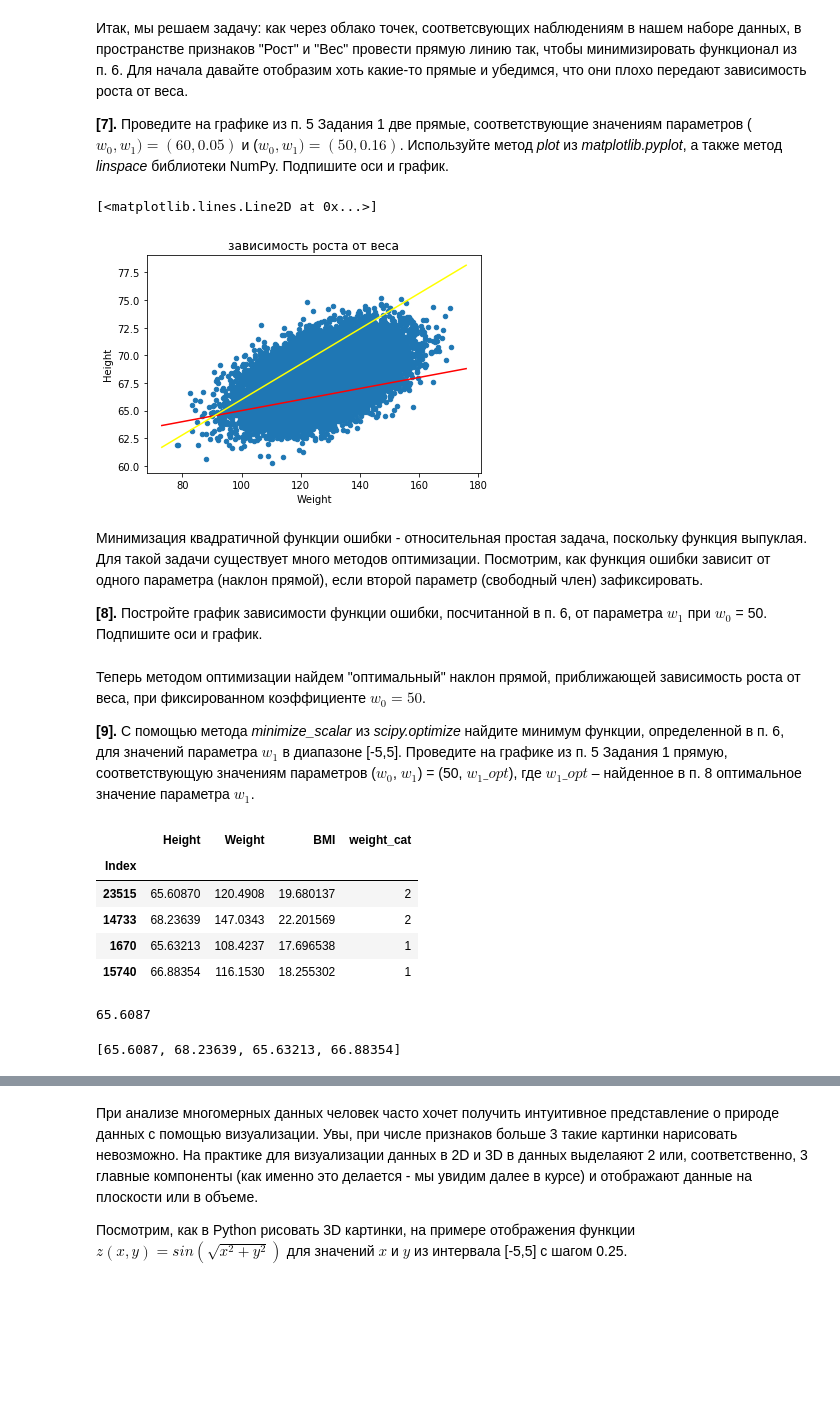
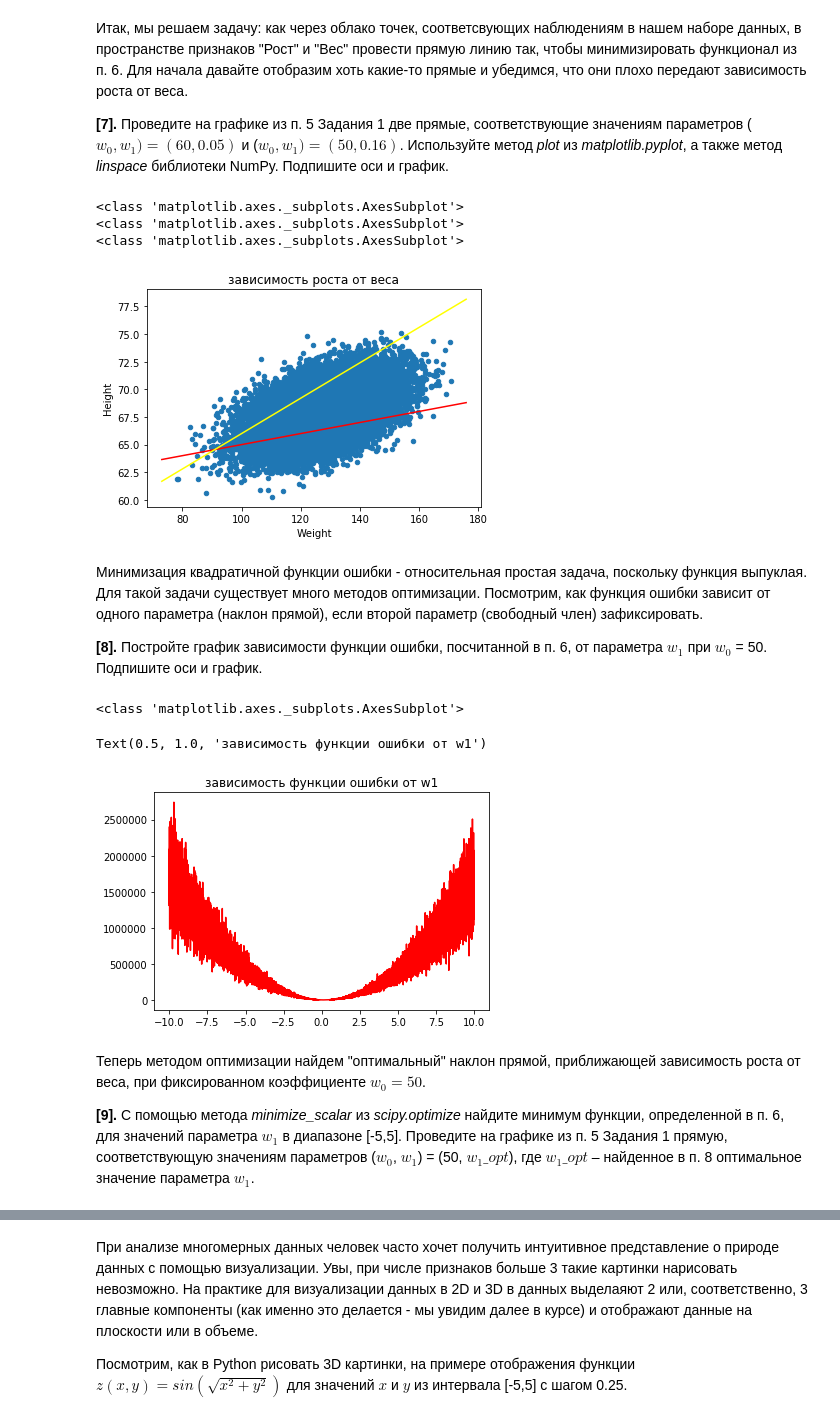
Before and after one commit to Oleksandra28/ML-MIPT, a Jupyter notebook: C2-SupervisedMachineLearning/peer_review_linreg_height_weight.ipynb, the cells around one changed output, grey strips where cells are left out. Saved outputs shown, nothing was run; the diff lists cells and outputs as text; code cells hidden in the pictures; blank space fills up the shorter version.

```diff
--- a/C2-SupervisedMachineLearning/peer_review_linreg_height_weight.ipynb
+++ b/C2-SupervisedMachineLearning/peer_review_linreg_height_weight.ipynb
@@ -171,11 +171,16 @@ xs = np.linspace(min_weight-border, max_weight+border, 100)
 line1 = [linear_func(w00, w10, x) for x in xs]
 line2 = [linear_func(w01, w11, x) for x in xs]
 # %%
-ax = data.plot('Weight', 'Height', kind='scatter', title='зависимость роста от веса')
-ax.plot(x, line1, color='red')
-ax.plot(x, line2, color='yellow')
+ax = data.plot('Weight', 'Height', kind='scatter', title='зависимость роста от веса', backend='matplotlib')
+print(type(ax))
+ax.plot(xs, line1, color='red')
+print(type(ax))
+ax.plot(xs, line2, color='yellow')
+print(type(ax))
 # %% [output]
-[<matplotlib.lines.Line2D at 0x...>]
+<class 'matplotlib.axes._subplots.AxesSubplot'>
+<class 'matplotlib.axes._subplots.AxesSubplot'>
+<class 'matplotlib.axes._subplots.AxesSubplot'>
 [figure]
 # %% [markdown]
 Минимизация квадратичной функции ошибки - относительная простая задача, поскольку функция выпуклая. Для такой задачи существует много методов оптимизации. Посмотрим, как функция ошибки зависит от одного параметра (наклон прямой), если второй параметр (свободный член) зафиксировать.
@@ -186,32 +191,22 @@ ax.plot(x, line2, color='yellow')
 from numpy import random
 w0 = 50
 
-n_data_points = 100
-w1_max_val = 50
-step = w1_max_val/n_data_points
-sample_data_points = data.sample(n_data_points)
+n_data_points = len(data)
+w1_min_val = -10
+w1_max_val = 10
 
-w1_arr = np.linspace(0, w1_max_val, step)
-errors = [error(w0, w1, weight, height) for data_point in sample_data_points for w1 in w1_arr]
+w1_arr = np.linspace(w1_min_val, w1_max_val, n_data_points)
+errors = [error(w0, w1, weight, height) for weight, height, w1 in zip(data.Weight, data.Height, w1_arr)]
+# %%
+fig, ax = plt.subplots()
+print(type(ax))
+ax.plot(w1_arr, errors, color='red')
+ax.set_title('зависимость функции ошибки от w1')
+# %% [output]
+<class 'matplotlib.axes._subplots.AxesSubplot'>
+Text(0.5, 1.0, 'зависимость функции ошибки от w1')
+[figure, added]
 # %% [markdown]
 Теперь методом оптимизации найдем "оптимальный" наклон прямой, приближающей зависимость роста от веса, при фиксированном коэффициенте $w_0 = 50$.
 
 **[9].** С помощью метода *minimize_scalar* из *scipy.optimize* найдите минимум функции, определенной в п. 6, для значений параметра  $w_1$ в диапазоне [-5,5]. Проведите на графике из п. 5 Задания 1 прямую, соответствующую значениям параметров ($w_0$, $w_1$) = (50, $w_1\_opt$), где $w_1\_opt$ – найденное в п. 8 оптимальное значение параметра $w_1$.
-# %%
-s = data.sample(4)
-s
-# %% [output]
-|  | Height | Weight | BMI | weight_cat |
-| Index |  |  |  |  |
-| 23515 | 65.60870 | 120.4908 | 19.680137 | 2 |
-| 14733 | 68.23639 | 147.0343 | 22.201569 | 2 |
-| 1670 | 65.63213 | 108.4237 | 17.696538 | 1 |
-| 15740 | 66.88354 | 116.1530 | 18.255302 | 1 |
-# %%
-s.iloc[0].Height
-# %% [output]
-65.6087
-# %%
-[i for i in s.Height]
-# %% [output]
-[65.6087, 68.23639, 65.63213, 66.88354]
```
Also changed, not shown: parts of 8 cells of this notebook.
